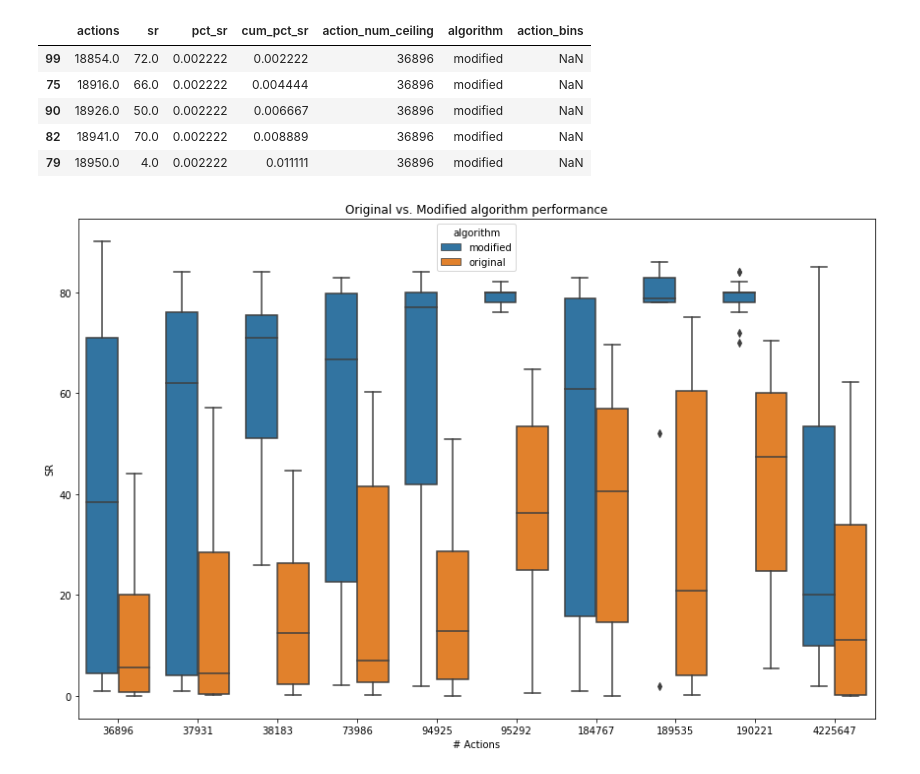
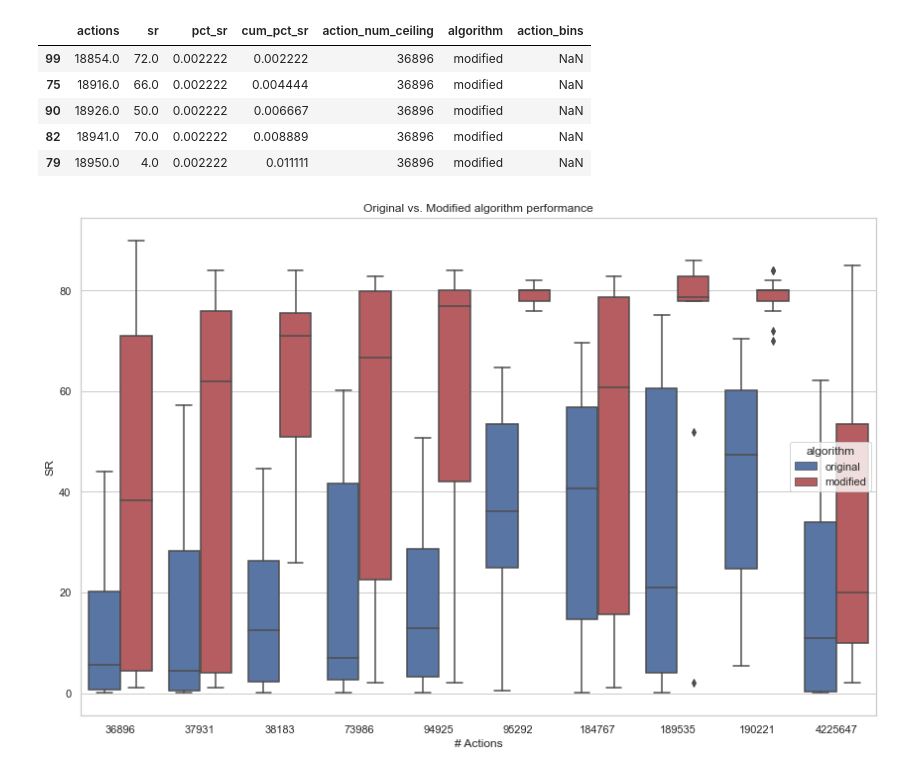
Before and after one commit to PandulaP/RL_Research, a Jupyter notebook: Pb_policy_iteration/cart_pole_modified_env/modified_algo_analysis/mod_vs_original_algo_experiments/evaluation_results.ipynb, the cells around one changed output. Drawn from its saved outputs; the diff is of its cells as text; code cells hidden in the pictures.

```diff
--- a/Pb_policy_iteration/cart_pole_modified_env/modified_algo_analysis/mod_vs_original_algo_experiments/evaluation_results.ipynb
+++ b/Pb_policy_iteration/cart_pole_modified_env/modified_algo_analysis/mod_vs_original_algo_experiments/evaluation_results.ipynb
@@ -3,6 +3,8 @@ import pandas as pd
 import numpy as np
 import matplotlib.pyplot as plt
 import seaborn as sns
+
+sns.set(style="white")
 # %%
 def process_eval_file(file_name:str):
 
@@ -504,18 +518,22 @@ action_sr_pairs_df_final.head()
 | 79 | 18950.0 | 4.0 | 0.002222 | 0.011111 | 36896 | modified | NaN |
 # %%
 fig, ax = plt.subplots(figsize=(12,8))
+
+my_pal = {"original": "b", "modified": "e"}
 
 sns.boxplot(y = 'sr'
             , x = 'action_num_ceiling'
             , hue = 'algorithm'
+            , hue_order = ['original', 'modified']
+            , palette = ['b','r']
             , data = action_sr_pairs_df_final
             , ax = ax)
 plt.title('Original vs. Modified algorithm performance')
 plt.ylabel('SR')
 plt.xlabel('# Actions')
 plt.tight_layout()
 # %% [output]
-[figure, old version]
+[figure, new version]
 # %%
 # Single function to generate all evaluation results
 
```
Also changed, not shown: parts of 14 cells of this notebook.
